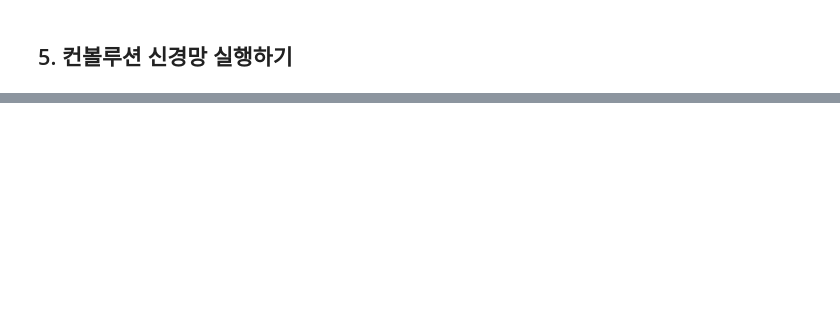
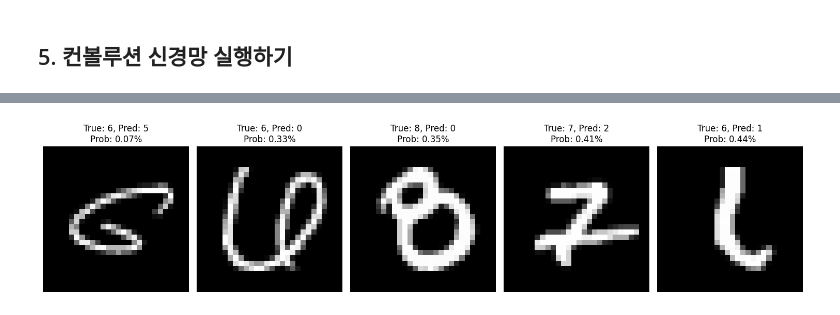
Before and after one commit to dwelle511/2026MLAndDLFile, a Jupyter notebook: colab/ch16-colab.ipynb, the cells around one changed output, grey strips where cells are left out. Saved outputs shown, nothing was run; the diff lists cells and outputs as text; code cells hidden in the pictures; blank space fills up the shorter version.

```diff
--- a/colab/ch16-colab.ipynb
+++ b/colab/ch16-colab.ipynb
@@ -244,0 +243,60 @@ plt.show()
+# %%
+#가장 인식률 낮은 5개의 이미지
+import numpy as np
+import matplotlib.pyplot as plt
+from tensorflow.keras.datasets import mnist
+from tensorflow.keras.models import Sequential
+from tensorflow.keras.layers import Conv2D, MaxPooling2D, Flatten, Dense
+from tensorflow.keras.utils import to_categorical
+
+# 1. 데이터 로드 및 전처리
+(x_train, y_train), (x_test, y_test) = mnist.load_data()
+x_train = x_train.reshape(-1, 28, 28, 1) / 255.0
+x_test = x_test.reshape(-1, 28, 28, 1) / 255.0
+y_train_cat = to_categorical(y_train)
+y_test_cat = to_categorical(y_test)
+
+# 2. 간단한 CNN 모델 생성 및 학습
+model = Sequential([
+    Conv2D(32, kernel_size=(3,3), input_shape=(28,28,1), activation='relu'),
+    MaxPooling2D(pool_size=(2,2)),
+    Flatten(),
+    Dense(128, activation='relu'),
+    Dense(10, activation='softmax')
+])
+
+model.compile(optimizer='adam', loss='categorical_crossentropy', metrics=['accuracy'])
+print("모델 학습 중... (시간이 조금 걸릴 수 있습니다)")
+model.fit(x_train, y_train_cat, epochs=3, batch_size=128, verbose=1)
+
+# 3. 예측값 얻기
+predictions = model.predict(x_test)
+
+# 4. 각 사진에 대해 '정답 클래스'에 대한 예측 확률만 추출
+# 예: 실제 정답이 '7'이면 모델이 '7'이라고 예측한 확률(0.01 등)을 저장
+true_label_probs = []
+for i in range(len(y_test)):
+    true_label_probs.append(predictions[i][y_test[i]])
+
+true_label_probs = np.array(true_label_probs)
+
+# 5. 확률이 가장 낮은 인덱스 5개 찾기 (오답이거나 확신이 매우 낮은 데이터)
+worst_indices = np.argsort(true_label_probs)[:5]
+
+# 6. 결과 시각화 (imshow)
+plt.figure(figsize=(15, 5))
+for i, idx in enumerate(worst_indices):
+    plt.subplot(1, 5, i + 1)
+
+    # 예측한 클래스 (가장 높은 확률을 가진 인덱스)
+    predicted_label = np.argmax(predictions[idx])
+    # 실제 정답에 대한 확률 (퍼센트)
+    confidence = true_label_probs[idx] * 100
+
+    plt.imshow(x_test[idx].reshape(28, 28), cmap='gray')
+    plt.title(f"True: {y_test[idx]}, Pred: {predicted_label}\nProb: {confidence:.2f}%")
+    plt.axis('off')
+
+plt.tight_layout()
+plt.show()
+# %% [output]
@@ -244,0 +311 @@ plt.show()
+[figure, added]
```
Also changed, not shown: parts of 8 cells of this notebook.
